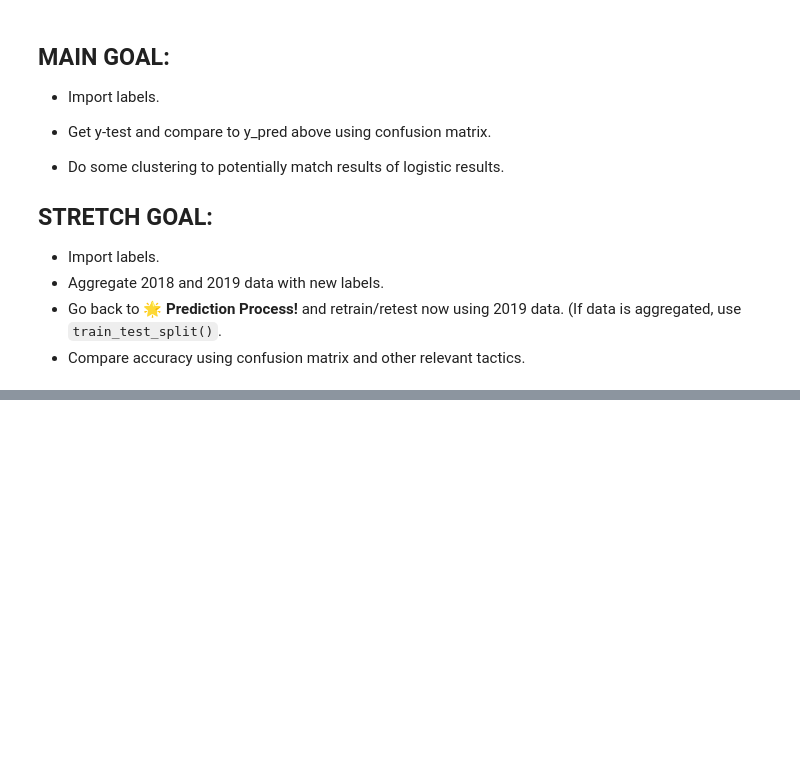
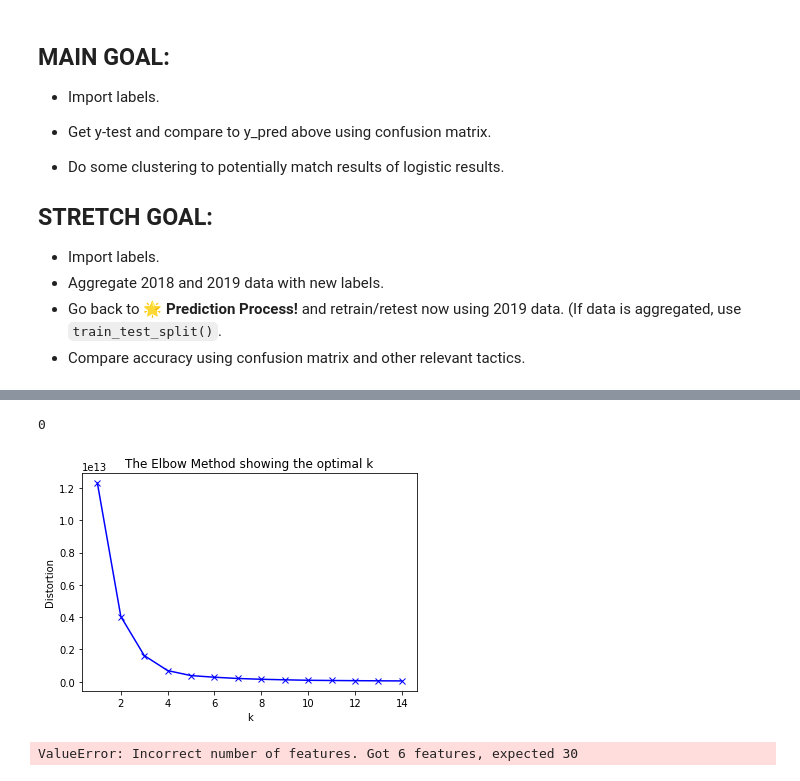
Before and after one commit to fchikwekwe/IntroToMachineLearning, a Jupyter notebook: EconomicFreedomProject.ipynb, the cells around one changed output, grey strips where cells are left out. Saved outputs shown, nothing was run; the diff lists cells and outputs as text; code cells hidden in the pictures; blank space fills up the shorter version.

```diff
--- a/EconomicFreedomProject.ipynb
+++ b/EconomicFreedomProject.ipynb
@@ -496,0 +590,42 @@ array(['1', '1', '1', '1', '1', '1', '1', '1', '1', '1', '1', '1', '1',
+# %%
+data.index[0]
+# %% [output]
+0
+# %%
+kdata2019 = data.drop(["Region", "Country"], axis = 1)
+# %%
+sum_of_squared_distances = []
+K = range(1,15)
+for k in K:
+    km = KMeans(n_clusters=k)
+    km.fit(kdata2019) # 2019 data
+    sum_of_squared_distances.append(km.inertia_)
+
+
+# Plot the elbow
+plt.plot(K, sum_of_squared_distances, 'bx-')
+plt.xlabel('k')
+plt.ylabel('Distortion')
+plt.title('The Elbow Method showing the optimal k')
+plt.show()
+
+# Seems like we've got two good clusters here
+# %% [output]
+[figure, added]
+# %%
+# STEP 1: Instantiate our model with best guess as to n_clusters.
+kmeans_model = KMeans(n_clusters=2)
+
+# STEP 2: Fit our data to our model.
+kmeans_model.fit(kdata2019) # unscaled data
+
+# STEP 3: Check our model label types.
+targets_pred = kmeans_model.labels_
+
+# STEP 4: Run some predictions!
+kmeans_model.predict([[13260, 1195, 4220, 6400, 500, 1790]]) # test point w/ true label 0
+
+# STEP 5 (optional): Check the Cluster Centers.
+kmeans_model.cluster_centers_
+# %% [output]
+ValueError: Incorrect number of features. Got 6 features, expected 30
```
Also changed, not shown: parts of 16 cells of this notebook.
